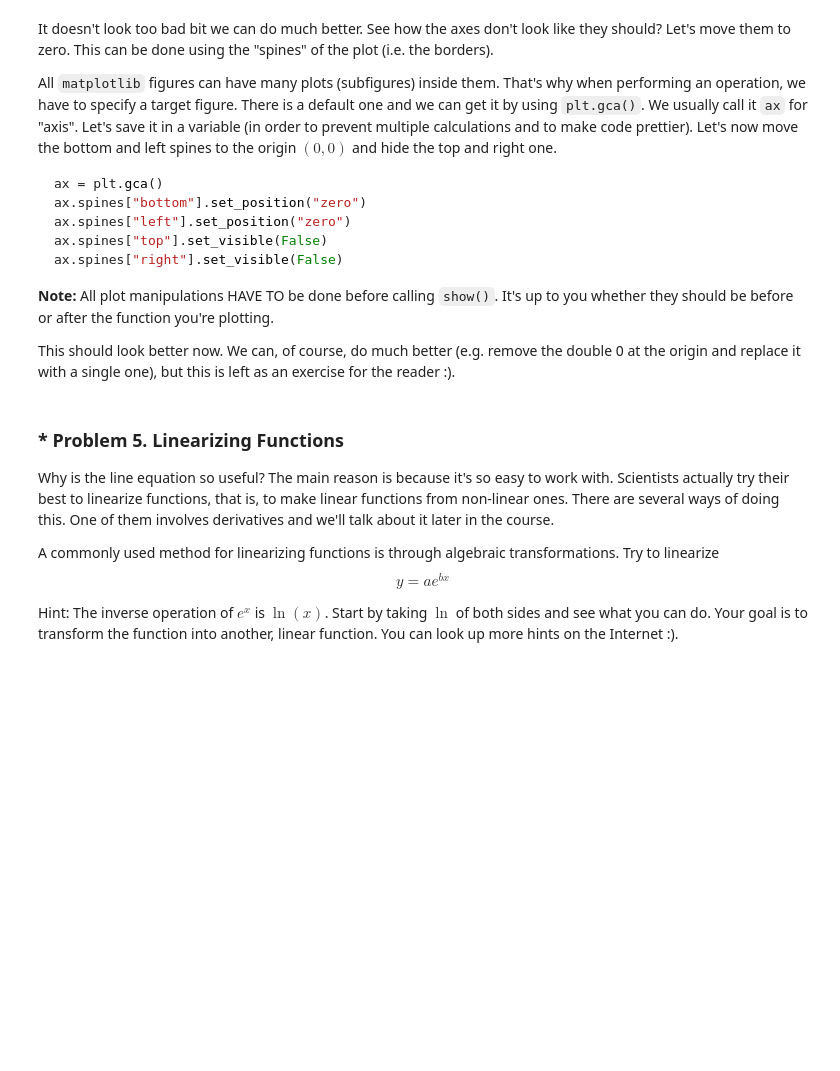
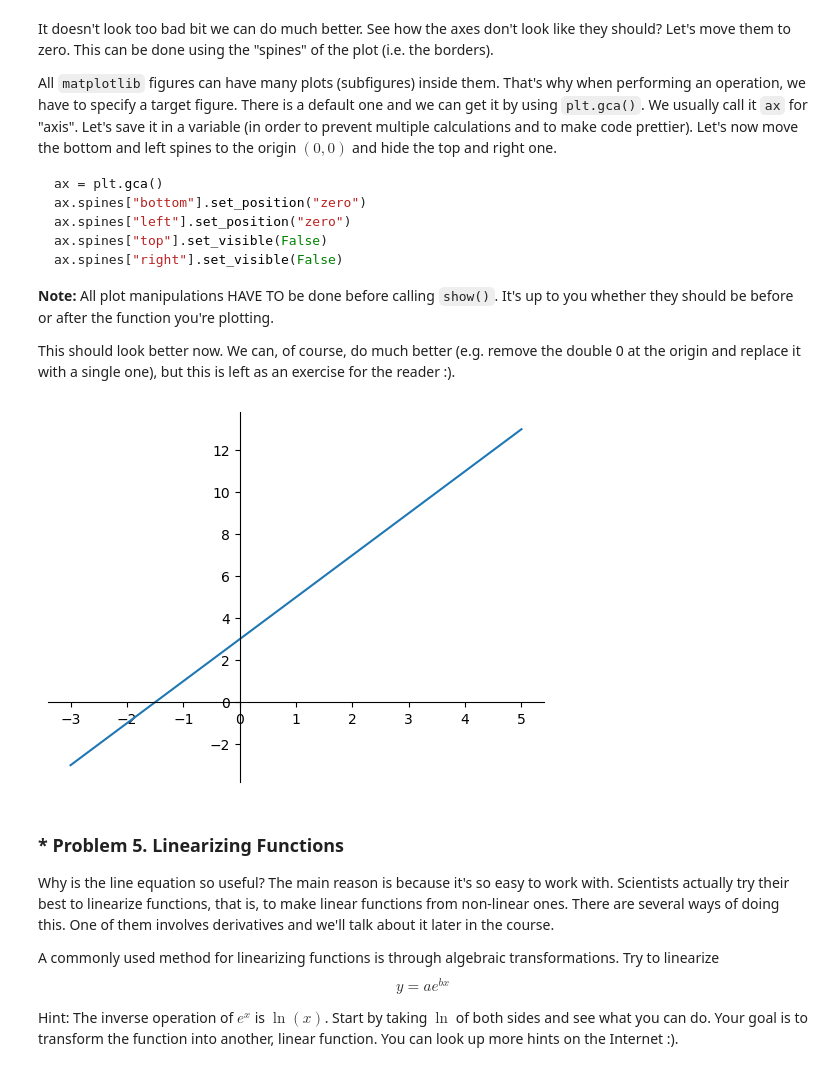
Before and after one commit to donada-bichaku/SoftUni_Math_for_devs_2025, a Jupyter notebook: High-School-Maths-Exercise/High-School Maths Exercise.ipynb, the cells around one changed output. Saved outputs shown, nothing was run; the diff lists cells and outputs as text; code cells hidden in the pictures; blank space fills up the shorter version.

```diff
--- a/High-School-Maths-Exercise/High-School Maths Exercise.ipynb
+++ b/High-School-Maths-Exercise/High-School Maths Exercise.ipynb
@@ -340,3 +380,17 @@ This should look better now. We can, of course, do much better (e.g. remove the
+# %%
+# Copy and edit your code here
+
+ax = plt.gca()
+ax.spines["bottom"].set_position("zero")
+ax.spines["left"].set_position("zero")
+ax.spines["top"].set_visible(False)
+ax.spines["right"].set_visible(False)
+
+plt.plot(x,y)
+
+plt.show()
+# %% [output]
+[figure, added]
 # %% [markdown]
 ### * Problem 5. Linearizing Functions
 Why is the line equation so useful? The main reason is because it's so easy to work with. Scientists actually try their best to linearize functions, that is, to make linear functions from non-linear ones. There are several ways of doing this. One of them involves derivatives and we'll talk about it later in the course.
```
Also changed, not shown: parts of 13 cells of this notebook, 2 other files.
